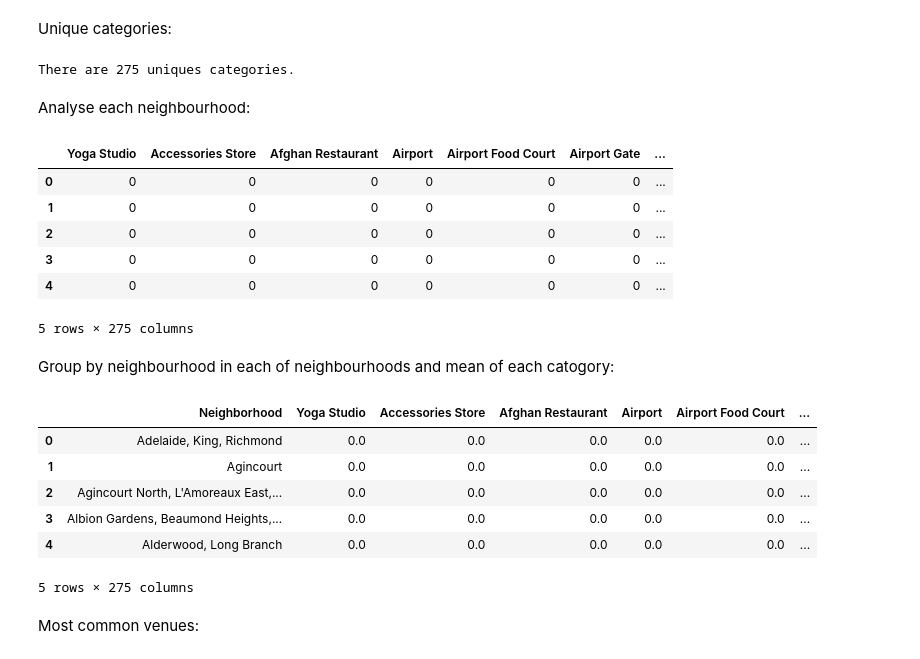
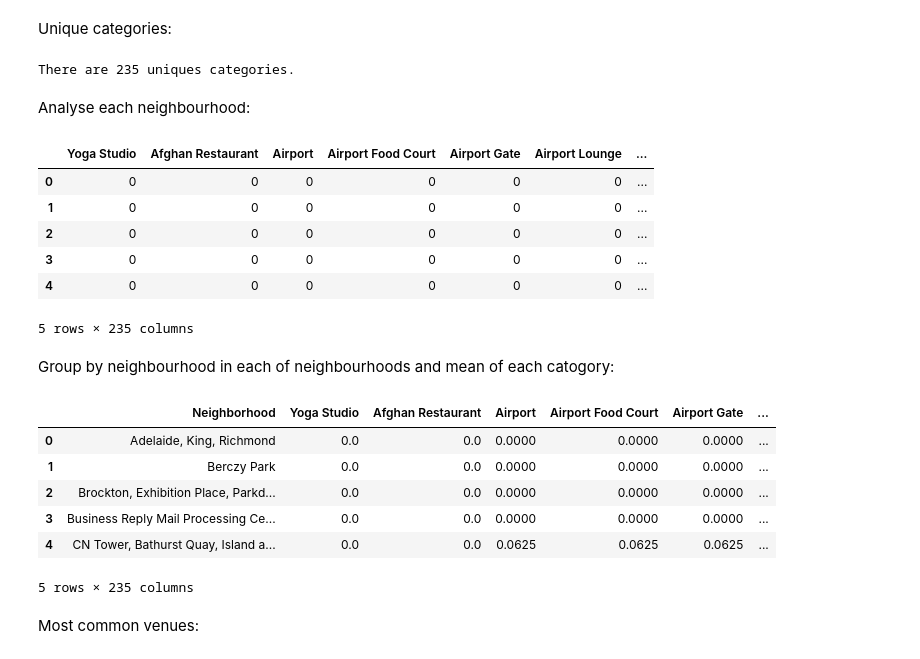
Before and after one commit to unikorn74/capstone, a Jupyter notebook: Kmeans-Clustering-Assignment.ipynb, the cells around one changed output. Drawn from its saved outputs; the diff is of its cells as text; code cells hidden in the pictures.

```diff
--- a/Kmeans-Clustering-Assignment.ipynb
+++ b/Kmeans-Clustering-Assignment.ipynb
@@ -165,0 +179,20 @@ map_toronto
+# %%
+map_toronto_denc = folium.Map(location=[latitude, longitude], zoom_start=12)
+for lat, lng, borough, neighborhood in zip(
+        df_toronto_denc['Latitude'],
+        df_toronto_denc['Longitude'],
+        df_toronto_denc['Borough'],
+        df_toronto_denc['Neighborhood']):
+    label = '{}, {}'.format(neighborhood, borough)
+    label = folium.Popup(label, parse_html=True)
+    folium.CircleMarker(
+        [lat, lng],
+        radius=5,
+        popup=label,
+        color='blue',
+        fill=True,
+        fill_color='#3186cc',
+        fill_opacity=0.7,
+        parse_html=False).add_to(map_toronto_denc)
+
+map_toronto_denc
@@ -179,9 +219,8 @@ Version:  20180605
 # %% [markdown]
 Get the neighborhood's latitude and longitude values:
 # %%
-neighborhood_name = df_toronto.loc[0, 'Neighborhood']
-neighborhood_latitude = df_toronto.loc[0, 'Latitude'] # neighborhood latitude value
-neighborhood_longitude = df_toronto.loc[0, 'Longitude'] # neighborhood longitude value
+neighborhood_latitude = df_toronto_denc.loc[0, 'Latitude'] # neighborhood latitude value
+neighborhood_longitude = df_toronto_denc.loc[0, 'Longitude'] # neighborhood longitude value
 
 print('Latitude and longitude values of {} are {}, {}.'.format(neighborhood_name,
                                                                neighborhood_latitude,
@@ -283,8 +325,8 @@ def getNearbyVenues(names, latitudes, longitudes, radius=500):
 # %% [markdown]
 Write the code to get the dataframe on venue:
 # %%
-toronto_venues = getNearbyVenues(names=df_toronto['Neighborhood'],
-                                   latitudes=df_toronto['Latitude'],
-                                   longitudes=df_toronto['Longitude']
+toronto_denc_venues = getNearbyVenues(names=df_toronto_denc['Neighborhood'],
+                                   latitudes=df_toronto_denc['Latitude'],
+                                   longitudes=df_toronto_denc['Longitude']
                                   )
 # %%
@@ -323,44 +364,44 @@ toronto_venues.groupby('Neighborhood').count()
 # %% [markdown]
 Unique categories:
 # %%
-print('There are {} uniques categories.'.format(len(toronto_venues['Venue Category'].unique())))
+print('There are {} uniques categories.'.format(len(toronto_denc_venues['Venue Category'].unique())))
 # %% [output]
-There are 275 uniques categories.
+There are 235 uniques categories.
 # %% [markdown]
 Analyse each neighbourhood:
 # %%
 # one hot encoding
-toronto_onehot = pd.get_dummies(toronto_venues[['Venue Category']], prefix="", prefix_sep="")
+toronto_denc_onehot = pd.get_dummies(toronto_denc_venues[['Venue Category']], prefix="", prefix_sep="")
 
 # add neighborhood column back to dataframe
-toronto_onehot['Neighborhood'] = toronto_venues['Neighborhood']
+toronto_denc_onehot['Neighborhood'] = toronto_denc_venues['Neighborhood']
 
 # move neighborhood column to the first column
-fixed_columns = [toronto_onehot.columns[-1]] + list(toronto_onehot.columns[:-1])
-toronto_onehot = toronto_onehot[fixed_columns]
+fixed_columns = [toronto_denc_onehot.columns[-1]] + list(toronto_denc_onehot.columns[:-1])
+toronto_denc_onehot = toronto_denc_onehot[fixed_columns]
 
-toronto_onehot.head()
+toronto_denc_onehot.head()
 # %% [output]
-|  | Yoga Studio | Accessories Store | Afghan Restaurant | Airport | Airport Food Court | Airport Gate | ... |
+|  | Yoga Studio | Afghan Restaurant | Airport | Airport Food Court | Airport Gate | Airport Lounge | ... |
 | 0 | 0 | 0 | 0 | 0 | 0 | 0 | ... |
 | 1 | 0 | 0 | 0 | 0 | 0 | 0 | ... |
 | 2 | 0 | 0 | 0 | 0 | 0 | 0 | ... |
 | 3 | 0 | 0 | 0 | 0 | 0 | 0 | ... |
 | 4 | 0 | 0 | 0 | 0 | 0 | 0 | ... |
-5 rows × 275 columns
+5 rows × 235 columns
 # %% [markdown]
 Group by neighbourhood in each of neighbourhoods and mean of each catogory:
 # %%
-toronto_grouped = toronto_onehot.groupby('Neighborhood').mean().reset_index()
-toronto_grouped.head()
+toronto_denc_grouped = toronto_denc_onehot.groupby('Neighborhood').mean().reset_index()
+toronto_denc_grouped.head()
 # %% [output]
-|  | Neighborhood | Yoga Studio | Accessories Store | Afghan Restaurant | Airport | Airport Food Court | ... |
-| 0 | Adelaide, King, Richmond | 0.0 | 0.0 | 0.0 | 0.0 | 0.0 | ... |
-| 1 | Agincourt | 0.0 | 0.0 | 0.0 | 0.0 | 0.0 | ... |
-| 2 | Agincourt North, L'Amoreaux East,... | 0.0 | 0.0 | 0.0 | 0.0 | 0.0 | ... |
-| 3 | Albion Gardens, Beaumond Heights,... | 0.0 | 0.0 | 0.0 | 0.0 | 0.0 | ... |
-| 4 | Alderwood, Long Branch | 0.0 | 0.0 | 0.0 | 0.0 | 0.0 | ... |
+|  | Neighborhood | Yoga Studio | Afghan Restaurant | Airport | Airport Food Court | Airport Gate | ... |
+| 0 | Adelaide, King, Richmond | 0.0 | 0.0 | 0.0000 | 0.0000 | 0.0000 | ... |
+| 1 | Berczy Park | 0.0 | 0.0 | 0.0000 | 0.0000 | 0.0000 | ... |
+| 2 | Brockton, Exhibition Place, Parkd... | 0.0 | 0.0 | 0.0000 | 0.0000 | 0.0000 | ... |
+| 3 | Business Reply Mail Processing Ce... | 0.0 | 0.0 | 0.0000 | 0.0000 | 0.0000 | ... |
+| 4 | CN Tower, Bathurst Quay, Island a... | 0.0 | 0.0 | 0.0625 | 0.0625 | 0.0625 | ... |
-5 rows × 275 columns
+5 rows × 235 columns
 # %% [markdown]
 Most common venues:
 # %%
```
Also changed, not shown: parts of 20 cells of this notebook.
